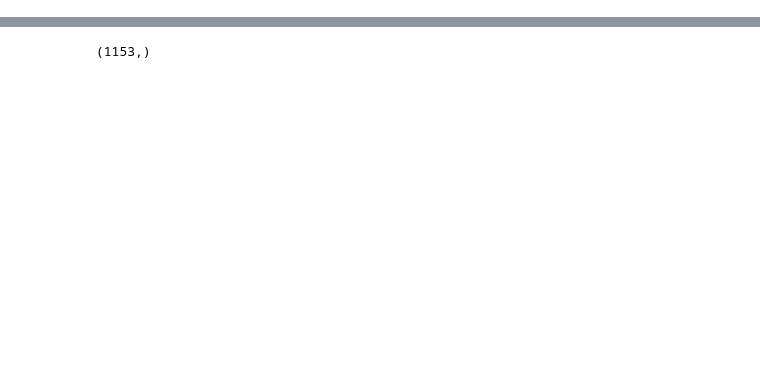
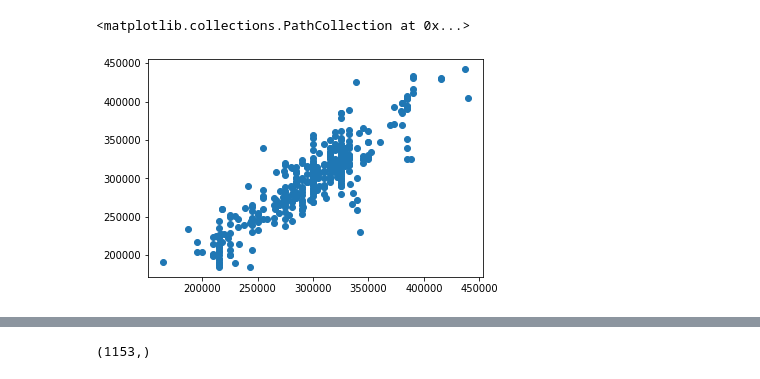
Before and after one commit to taftap8/apex_real_estate, a Jupyter notebook: apex_real_estate_copy.ipynb, the cells around one changed output, grey strips where cells are left out. Saved outputs shown, nothing was run; the diff lists cells and outputs as text; code cells hidden in the pictures; blank space fills up the shorter version.

Commit message:
SVC model testing

```diff
--- a/apex_real_estate_copy.ipynb
+++ b/apex_real_estate_copy.ipynb
@@ -110,0 +143,3 @@ print(X.shape, y.shape)
+# %%
+X = X.astype(float)
+y = y.astype(float)
@@ -110,0 +189,9 @@ print(X.shape, y.shape)
+# %%
+#training for SVC
+from sklearn.model_selection import train_test_split
+X_train, X_test, y_train, y_test = train_test_split(X, y, random_state=42)
+# %%
+ # Support vector machine linear classifier
+from sklearn.svm import SVC
+model = SVC(kernel='linear')
+model.fit(X_train, y_train)
@@ -110,0 +230,9 @@ print(X.shape, y.shape)
+# %%
+a = model.predict(X_test)
+b = y_test
+# %%
+import matplotlib.pyplot as plt
+plt.scatter(a, b)
+# %% [output]
+<matplotlib.collections.PathCollection at 0x...>
+[figure, added]
```
Also changed, not shown: parts of 24 cells of this notebook.
